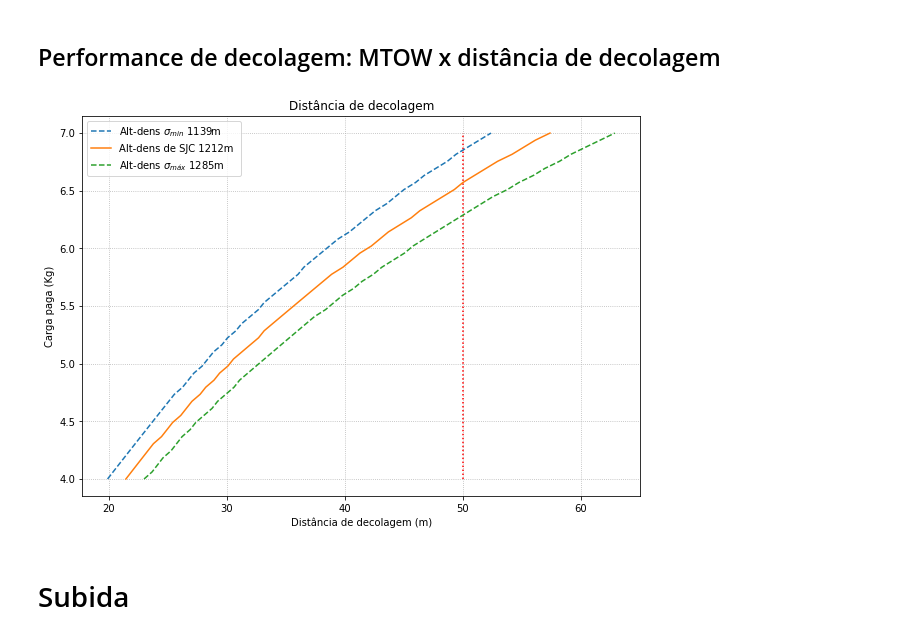
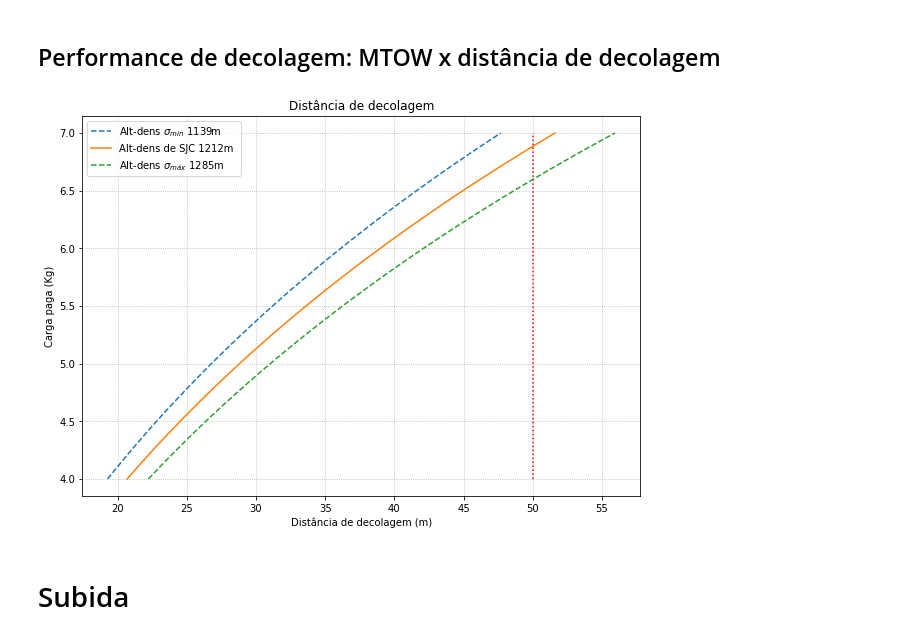
Before and after one commit to Gabriel-Messia/Python, a Jupyter notebook: Projeto Zebra/Resumo_desempenho.ipynb, the cells around one changed output. Saved outputs shown, nothing was run; the diff lists cells and outputs as text; code cells hidden in the pictures.

```diff
--- a/Projeto Zebra/Resumo_desempenho.ipynb
+++ b/Projeto Zebra/Resumo_desempenho.ipynb
@@ -395,27 +395,27 @@ ax.grid(linestyle='dotted', linewidth=1)
 # %%
 Pesos = np.linspace(4, 7, 50)
 
 fig, ax = plt.subplots(figsize=(10, 7))
 ax.set(title='Distância de decolagem', xlabel='Distância de decolagem (m)', ylabel='Carga paga (Kg)')
 
 S1, S2, S3 = np.empty_like(Pesos), np.empty_like(Pesos), np.empty_like(Pesos)
 for i, w in enumerate(Pesos):
     Zb.Load = w
     Zb.params_Calc
-    S1[i] = Zb.takeOff_Distance_EDO(rho=zb.alt2rho(912))
-    S2[i] = Zb.takeOff_Distance_EDO(rho=zb.alt2rho(1212))
-    S3[i] = Zb.takeOff_Distance_EDO(rho=zb.alt2rho(1512))
+    S1[i] = Zb.takeOff_Distance_AproxMiranda(rho=zb.alt2rho(912))
+    S2[i] = Zb.takeOff_Distance_AproxMiranda(rho=zb.alt2rho(1212))
+    S3[i] = Zb.takeOff_Distance_AproxMiranda(rho=zb.alt2rho(1512))
 
 ax.plot(S1, Pesos, '--' , label=r'Alt-dens $\sigma_{min}$ 1139m')
 ax.plot(S2, Pesos, label=r'Alt-dens de SJC 1212m ')
 ax.plot(S3, Pesos, '--', label=r'Alt-dens $\sigma_{máx}$ 1285m')
 
 plt.vlines(50, 4, 7, linestyles = 'dotted', color='red')
 ax.legend()
 ax.grid(linestyle='dotted')
 plt.show()
 # %% [output]
-[figure, old version]
+[figure, new version]
 # %%
 #Voltando para oavião incial
 Zb.Load = 5.5
```
